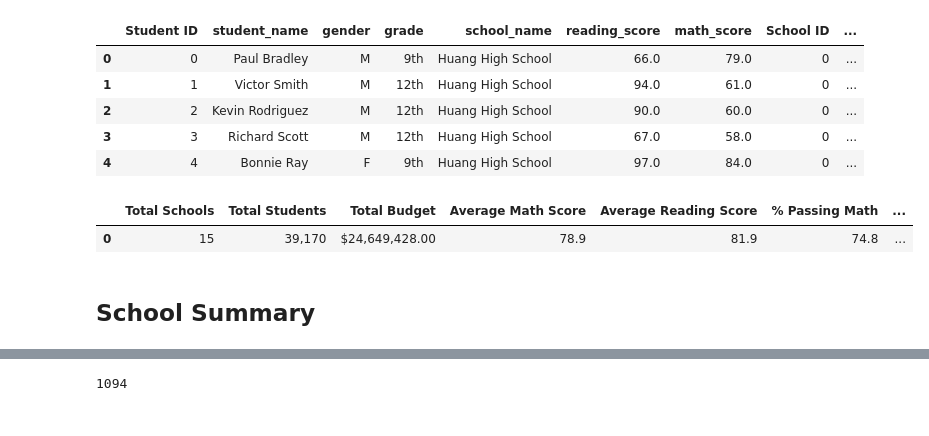
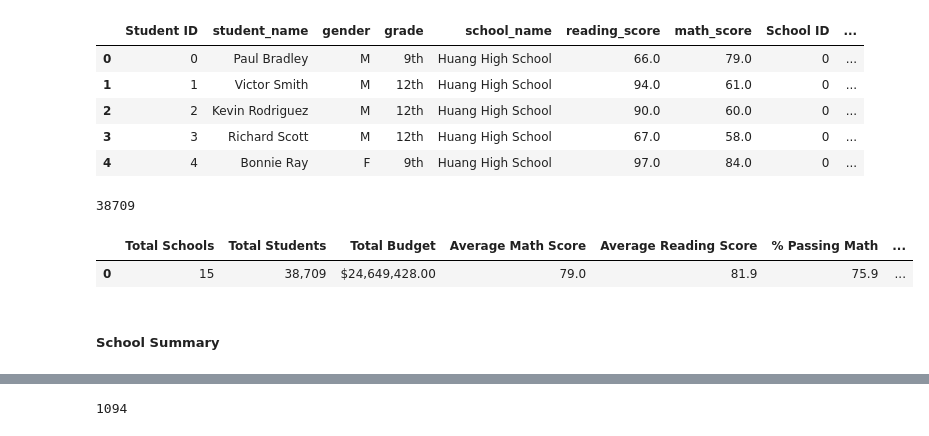
Before and after one commit to dieterh24/School_District_Analysis, a Jupyter notebook: PyCitySchools_Challenge.ipynb, the cells around one changed output, grey strips where cells are left out. Cells and saved outputs as stored; diff of their text form; code cells hidden in the pictures.

```diff
--- a/PyCitySchools_Challenge.ipynb
+++ b/PyCitySchools_Challenge.ipynb
@@ -99,6 +99,9 @@ student_count = school_data_complete_df["Student ID"].count()
 # Step 2. Subtract the number of students that are in ninth grade at
 # Thomas High School from the total student count to get the new total student count.
 total_student_count = (student_count) - (thomas_ninth_count)
+total_student_count
+# %% [output]
+38709
 # %%
 # Calculate the passing rates using the "clean_student_data".
 passing_math_count = school_data_complete_df[(school_data_complete_df["math_score"] >= 70)].count()["student_name"]
@@ -122,35 +125,35 @@ overall_passing_percentage = (overall_passing_math_reading_count) /(total_studen
 # %%
 # Create a DataFrame
 district_summary_df = pd.DataFrame(
           [{"Total Schools": school_count,
-          "Total Students": student_count,
+          "Total Students": total_student_count,
           "Total Budget": total_budget,
           "Average Math Score": average_math_score,
           "Average Reading Score": average_reading_score,
           "% Passing Math": passing_math_percentage,
          "% Passing Reading": passing_reading_percentage,
         "% Overall Passing": overall_passing_percentage}])
 
 
 
 # Format the "Total Students" to have the comma for a thousands separator.
 district_summary_df["Total Students"] = district_summary_df["Total Students"].map("{:,}".format)
 # Format the "Total Budget" to have the comma for a thousands separator, a decimal separator and a "$".
 district_summary_df["Total Budget"] = district_summary_df["Total Budget"].map("${:,.2f}".format)
 # Format the columns.
 district_summary_df["Average Math Score"] = district_summary_df["Average Math Score"].map("{:.1f}".format)
 district_summary_df["Average Reading Score"] = district_summary_df["Average Reading Score"].map("{:.1f}".format)
 district_summary_df["% Passing Math"] = district_summary_df["% Passing Math"].map("{:.1f}".format)
 district_summary_df["% Passing Reading"] = district_summary_df["% Passing Reading"].map("{:.1f}".format)
 district_summary_df["% Overall Passing"] = district_summary_df["% Overall Passing"].map("{:.1f}".format)
 
 # Display the data frame
 district_summary_df
 # %% [output]
 |  | Total Schools | Total Students | Total Budget | Average Math Score | Average Reading Score | % Passing Math | ... |
-| 0 | 15 | 39,170 | $24,649,428.00 | 78.9 | 81.9 | 74.8 | ... |
+| 0 | 15 | 38,709 | $24,649,428.00 | 79.0 | 81.9 | 75.9 | ... |
 # %% [markdown]
-##  School Summary
+#####  School Summary
 # %%
 # Determine the School Type
 per_school_types = school_data_df.set_index(["school_name"])["type"]
```
Also changed, not shown: parts of 78 cells of this notebook, 2 other files.
